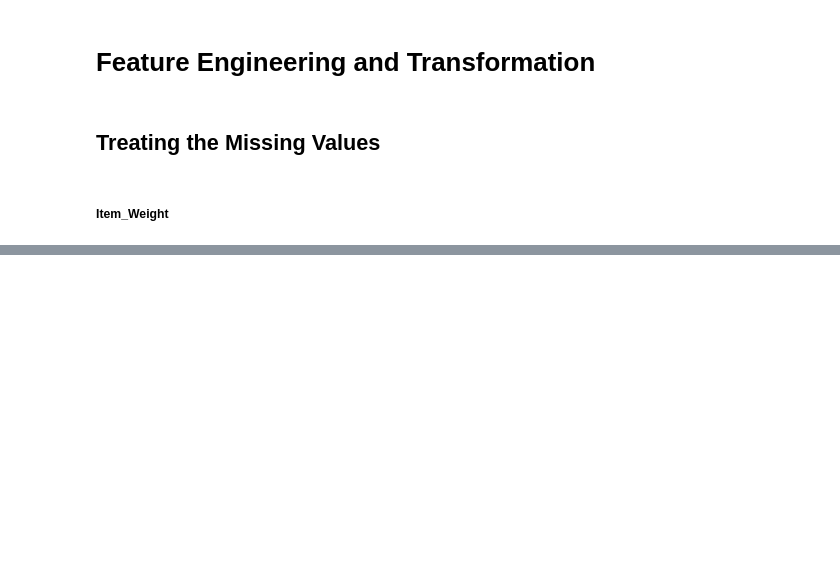
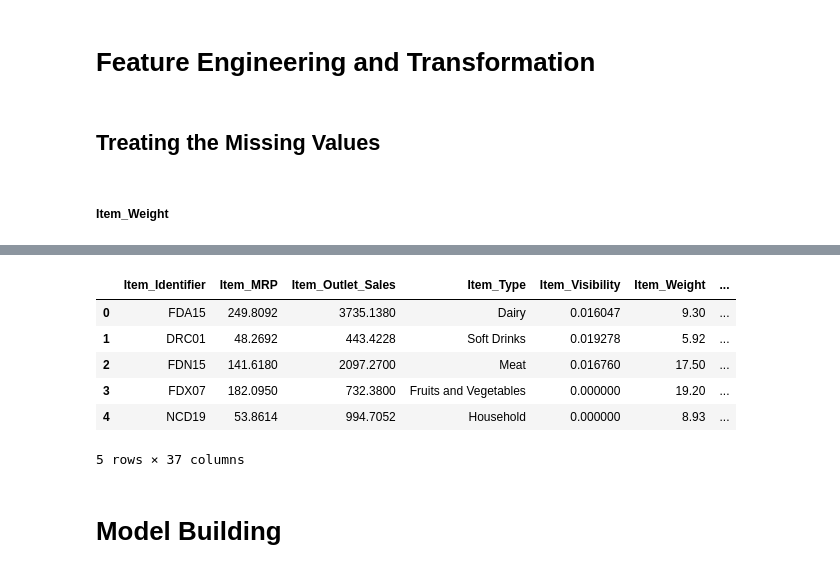
Before and after one commit to prabha098/Big-mart-sales-Prediction, a Jupyter notebook: BigMartFinalNbook.ipynb, the cells around one changed output, grey strips where cells are left out. Cells and saved outputs as stored; diff of their text form; code cells hidden in the pictures; blank space fills up the shorter version.

```diff
--- a/BigMartFinalNbook.ipynb
+++ b/BigMartFinalNbook.ipynb
@@ -401,0 +634,4 @@ plt.show()
+# %%
+# Dummy Variables:
+df= pd.get_dummies(df, columns=['Item_Fat_Content', 'Outlet_Location_Type', 'Outlet_Size', 'New_Item_Type','Outlet_Type','Outlet'])
+df.dtypes
@@ -401,0 +657,12 @@ plt.show()
+# %%
+df.head()
+# %% [output]
+|  | Item_Identifier | Item_MRP | Item_Outlet_Sales | Item_Type | Item_Visibility | Item_Weight | ... |
+| 0 | FDA15 | 249.8092 | 3735.1380 | Dairy | 0.016047 | 9.30 | ... |
+| 1 | DRC01 | 48.2692 | 443.4228 | Soft Drinks | 0.019278 | 5.92 | ... |
+| 2 | FDN15 | 141.6180 | 2097.2700 | Meat | 0.016760 | 17.50 | ... |
+| 3 | FDX07 | 182.0950 | 732.3800 | Fruits and Vegetables | 0.000000 | 19.20 | ... |
+| 4 | NCD19 | 53.8614 | 994.7052 | Household | 0.000000 | 8.93 | ... |
+5 rows × 37 columns
+# %% [markdown]
+# Model Building
```
Also changed, not shown: parts of 62 cells of this notebook.
